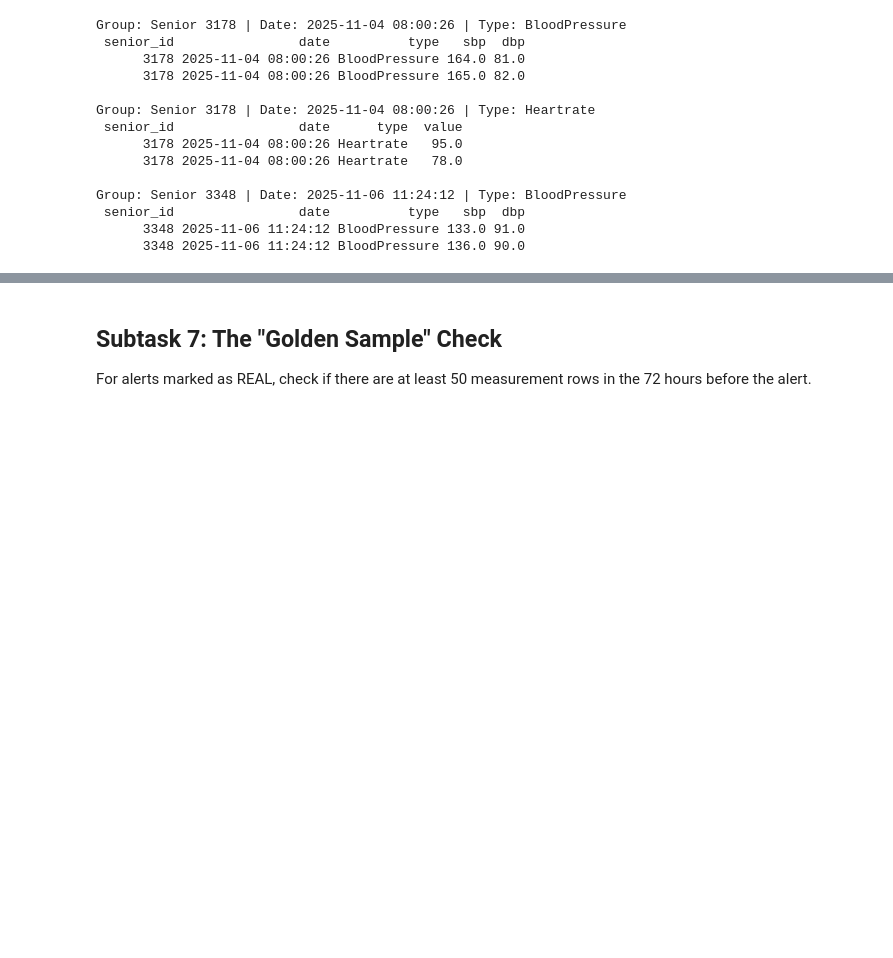
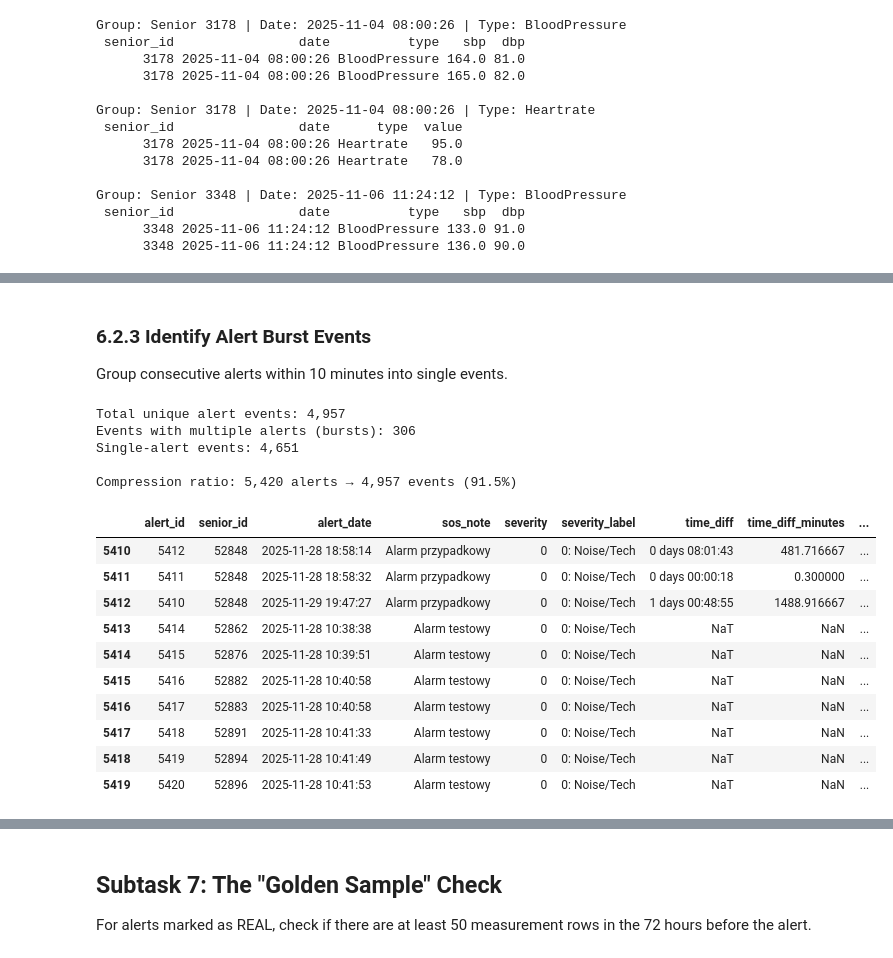
Before and after one commit to eldarmuk/AI-CVD, a Jupyter notebook: notebooks/02_basic_eda.ipynb, the cells around one changed output, grey strips where cells are left out. Drawn from its saved outputs; the diff is of its cells as text; code cells hidden in the pictures; blank space fills up the shorter version.

```diff
--- a/notebooks/02_basic_eda.ipynb
+++ b/notebooks/02_basic_eda.ipynb
@@ -837,0 +919,38 @@ Group: Senior 3348 | Date: 2025-11-06 11:24:12 | Type: BloodPressure
+# %% [markdown]
+### 6.2.3 Identify Alert Burst Events
+
+Group consecutive alerts within 10 minutes into single events.
+# %%
+alerts_sorted['new_event'] = (~alerts_sorted['is_burst']).astype(int)
+alerts_sorted['event_id'] = alerts_sorted.groupby('senior_id')['new_event'].cumsum()
+
+alerts_sorted['unique_event_id'] = alerts_sorted['senior_id'].astype(str) + '_' + alerts_sorted['event_id'].astype(str)
+# %%
+total_events = alerts_sorted['unique_event_id'].nunique()
+total_alerts = len(alerts_sorted)
+events_with_bursts = alerts_sorted[alerts_sorted.groupby('unique_event_id')['unique_event_id'].transform('count') > 1]['unique_event_id'].nunique()
+
+print(f"Total unique alert events: {total_events:,}")
+print(f"Events with multiple alerts (bursts): {events_with_bursts:,}")
+print(f"Single-alert events: {total_events - events_with_bursts:,}")
+print(f"\nCompression ratio: {total_alerts:,} alerts → {total_events:,} events ({(total_events/total_alerts*100):.1f}%)")
+# %% [output]
+Total unique alert events: 4,957
+Events with multiple alerts (bursts): 306
+Single-alert events: 4,651
+
+Compression ratio: 5,420 alerts → 4,957 events (91.5%)
+# %%
+alerts_sorted.tail(10)
+# %% [output]
+|  | alert_id | senior_id | alert_date | sos_note | severity | severity_label | time_diff | time_diff_minutes | ... |
+| 5410 | 5412 | 52848 | 2025-11-28 18:58:14 | Alarm przypadkowy | 0 | 0: Noise/Tech | 0 days 08:01:43 | 481.716667 | ... |
+| 5411 | 5411 | 52848 | 2025-11-28 18:58:32 | Alarm przypadkowy | 0 | 0: Noise/Tech | 0 days 00:00:18 | 0.300000 | ... |
+| 5412 | 5410 | 52848 | 2025-11-29 19:47:27 | Alarm przypadkowy | 0 | 0: Noise/Tech | 1 days 00:48:55 | 1488.916667 | ... |
+| 5413 | 5414 | 52862 | 2025-11-28 10:38:38 | Alarm testowy | 0 | 0: Noise/Tech | NaT | NaN | ... |
+| 5414 | 5415 | 52876 | 2025-11-28 10:39:51 | Alarm testowy | 0 | 0: Noise/Tech | NaT | NaN | ... |
+| 5415 | 5416 | 52882 | 2025-11-28 10:40:58 | Alarm testowy | 0 | 0: Noise/Tech | NaT | NaN | ... |
+| 5416 | 5417 | 52883 | 2025-11-28 10:40:58 | Alarm testowy | 0 | 0: Noise/Tech | NaT | NaN | ... |
+| 5417 | 5418 | 52891 | 2025-11-28 10:41:33 | Alarm testowy | 0 | 0: Noise/Tech | NaT | NaN | ... |
+| 5418 | 5419 | 52894 | 2025-11-28 10:41:49 | Alarm testowy | 0 | 0: Noise/Tech | NaT | NaN | ... |
+| 5419 | 5420 | 52896 | 2025-11-28 10:41:53 | Alarm testowy | 0 | 0: Noise/Tech | NaT | NaN | ... |
```
Also changed, not shown: parts of 13 cells of this notebook.
